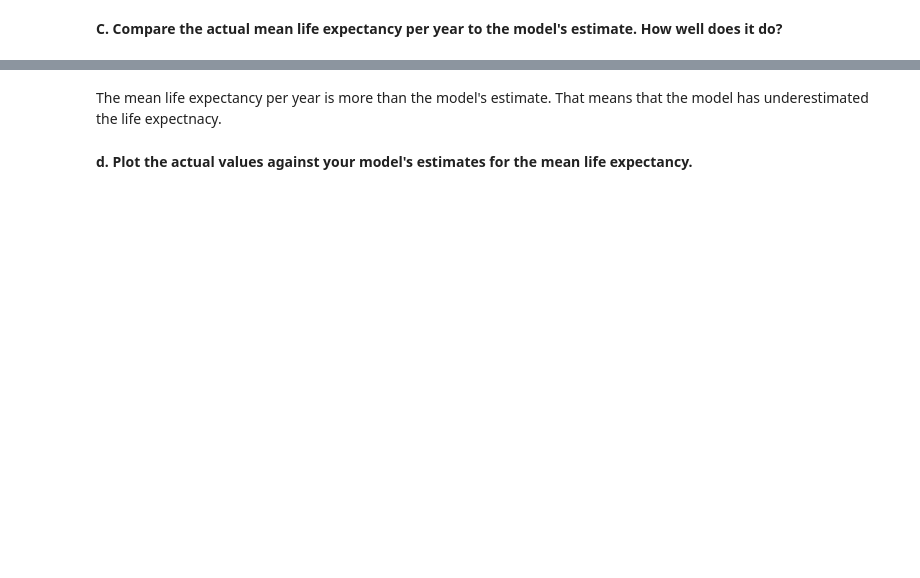
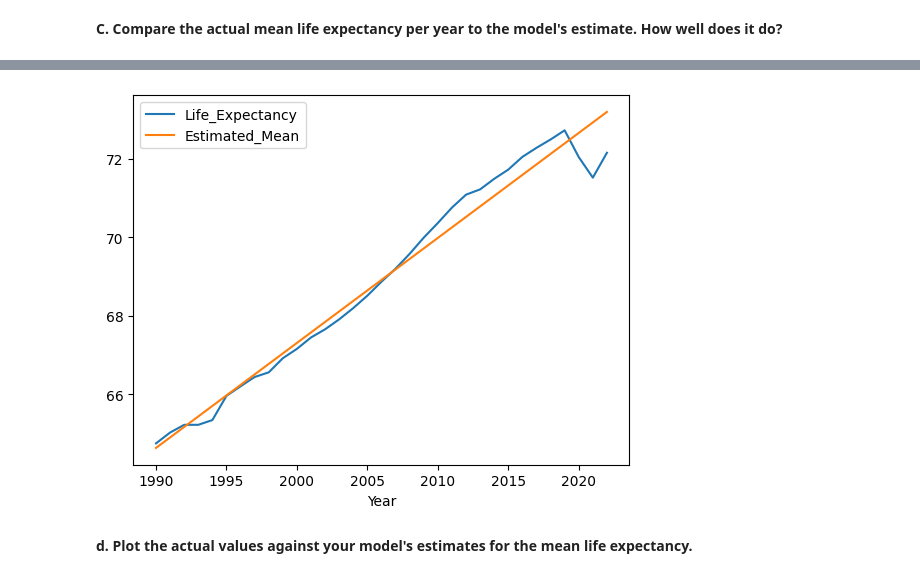
Before and after one commit to nss-data-science-cohort-8/un-exploration-ndpawar1981, a Jupyter notebook: Notebooks/UN_Data_Linear_Regression.ipynb, the cells around one changed output, grey strips where cells are left out. Cells and saved outputs as stored; diff of their text form; code cells hidden in the pictures; blank space fills up the shorter version.

```diff
--- a/Notebooks/UN_Data_Linear_Regression.ipynb
+++ b/Notebooks/UN_Data_Linear_Regression.ipynb
@@ -80,5 +52,7 @@ The P value is zero and the confidence interval doen't have zero.
 # %% [markdown]
 <b>C. Compare the actual mean life expectancy per year to the model's estimate. How well does it do? </b>
 # %%
-mean_le = gdp_le['Life_Expectancy'].mean()
+yearly_exp = gdp_le.groupby('Year')['Life_Expectancy'].mean().reset_index()
+yearly_exp['Estimated_Mean'] = lr_life_expectancy_mod.predict(yearly_exp)
+yearly_exp.head()
 # %% [output]
@@ -86,7 +65,9 @@ mean_le = gdp_le['Life_Expectancy'].mean()
-# %% [markdown]
-The mean life expectancy per year is more than the model's estimate. That means that the model has underestimated the
-life expectnacy.
-<br>
+# %%
+fig,ax = plt.subplots()
+yearly_exp.plot(x='Year',y='Life_Expectancy', ax=ax)
+yearly_exp.plot(x='Year',y='Estimated_Mean', ax=ax);
+# %% [output]
+[figure, added]
 # %% [markdown]
 
 <b>d. Plot the actual values against your model's estimates for the mean life expectancy.</b>
```
Also changed, not shown: parts of 56 cells of this notebook.
